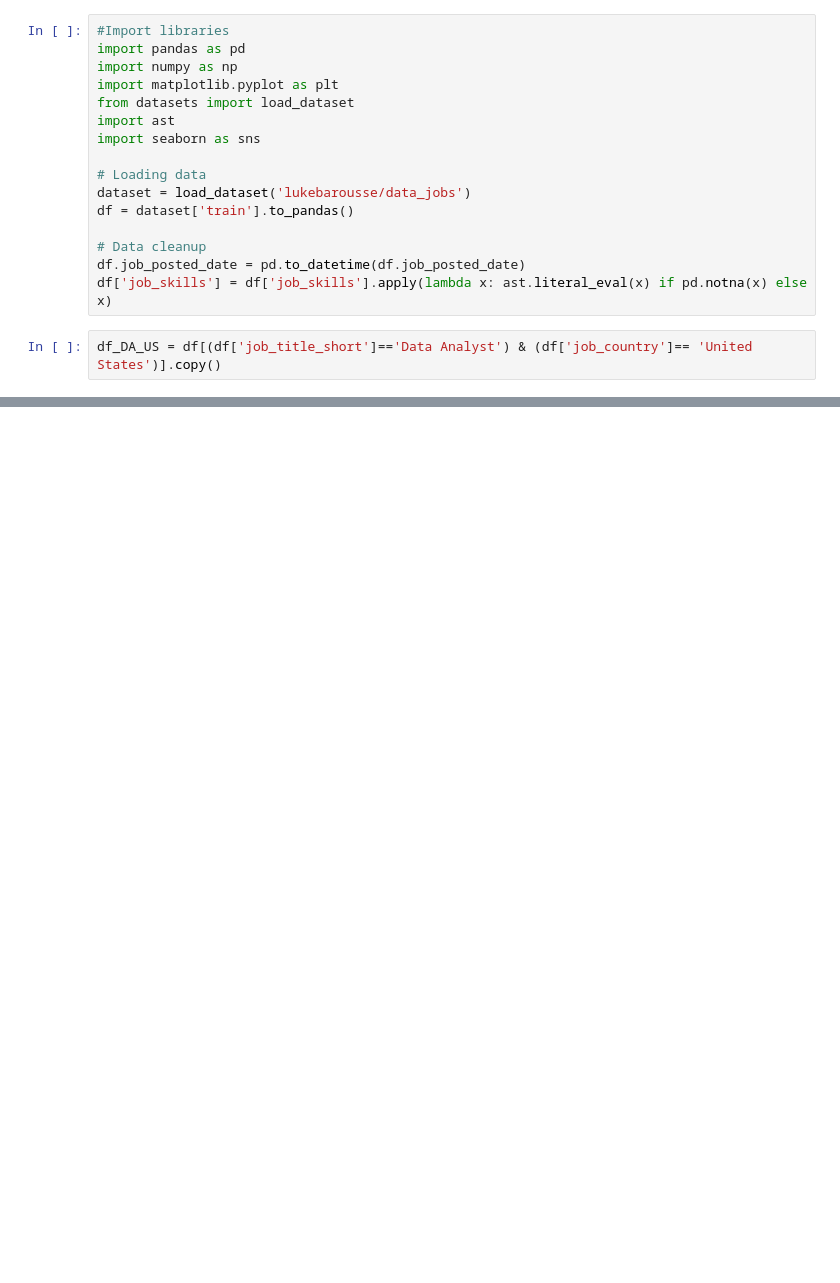
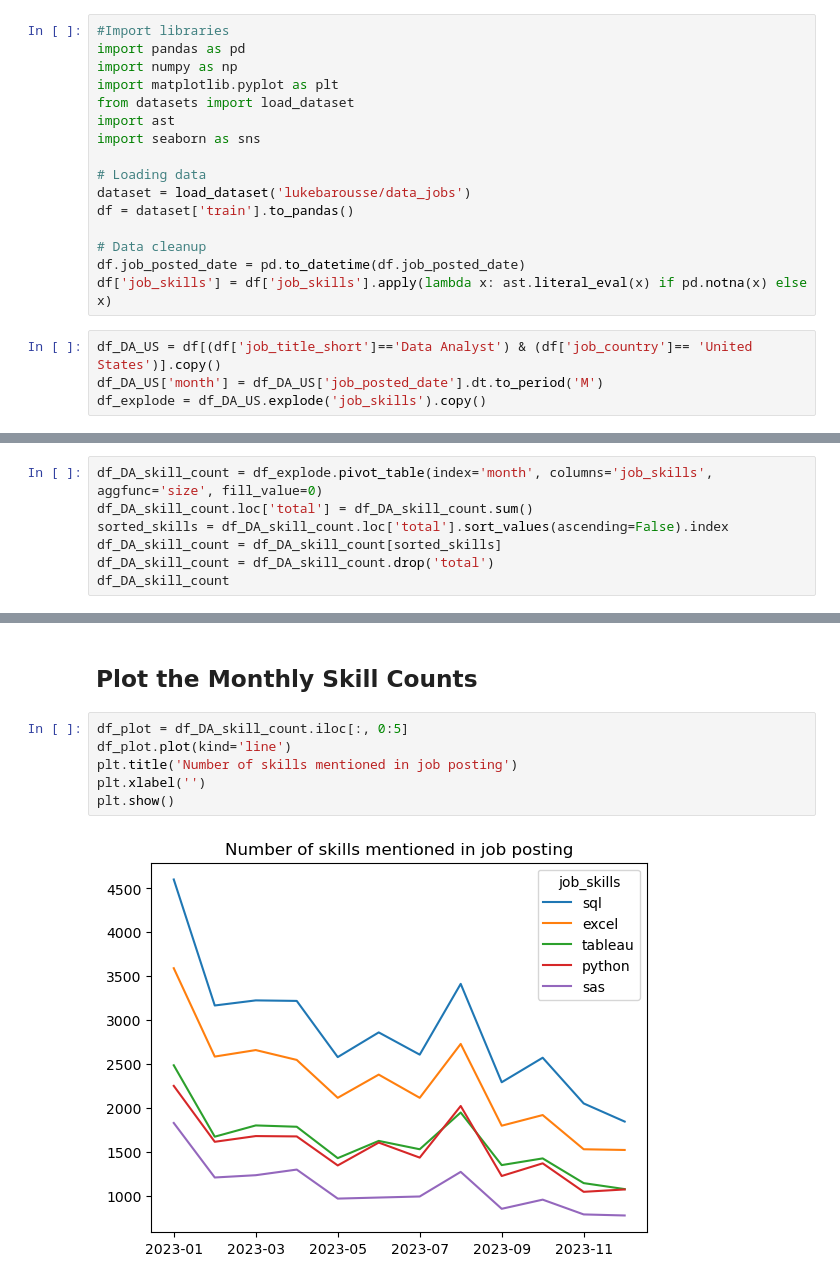
Before and after one commit to provence2911/Python_Data_Project, a Jupyter notebook: Project/3_Skill_Trend.ipynb, the cells around one changed output, grey strips where cells are left out. Saved outputs shown, nothing was run; the diff lists cells and outputs as text; blank space fills up the shorter version.

```diff
--- a/Project/3_Skill_Trend.ipynb
+++ b/Project/3_Skill_Trend.ipynb
@@ -23,3 +24,5 @@ df.job_posted_date = pd.to_datetime(df.job_posted_date)
 df['job_skills'] = df['job_skills'].apply(lambda x: ast.literal_eval(x) if pd.notna(x) else x)
 # %%
 df_DA_US = df[(df['job_title_short']=='Data Analyst') & (df['job_country']== 'United States')].copy()
+df_DA_US['month'] = df_DA_US['job_posted_date'].dt.to_period('M')
+df_explode = df_DA_US.explode('job_skills').copy()
@@ -77,0 +29,7 @@ plt.show()
+# %%
+df_DA_skill_count = df_explode.pivot_table(index='month', columns='job_skills', aggfunc='size', fill_value=0)
+df_DA_skill_count.loc['total'] = df_DA_skill_count.sum()
+sorted_skills = df_DA_skill_count.loc['total'].sort_values(ascending=False).index
+df_DA_skill_count = df_DA_skill_count[sorted_skills]
+df_DA_skill_count = df_DA_skill_count.drop('total')
+df_DA_skill_count
@@ -77,0 +100,10 @@ plt.show()
+# %% [markdown]
+## Plot the Monthly Skill Counts
+# %%
+df_plot = df_DA_skill_count.iloc[:, 0:5]
+df_plot.plot(kind='line')
+plt.title('Number of skills mentioned in job posting')
+plt.xlabel('')
+plt.show()
+# %% [output]
+[figure, added]
```
Also changed, not shown: parts of 14 cells of this notebook, 1 other file.
